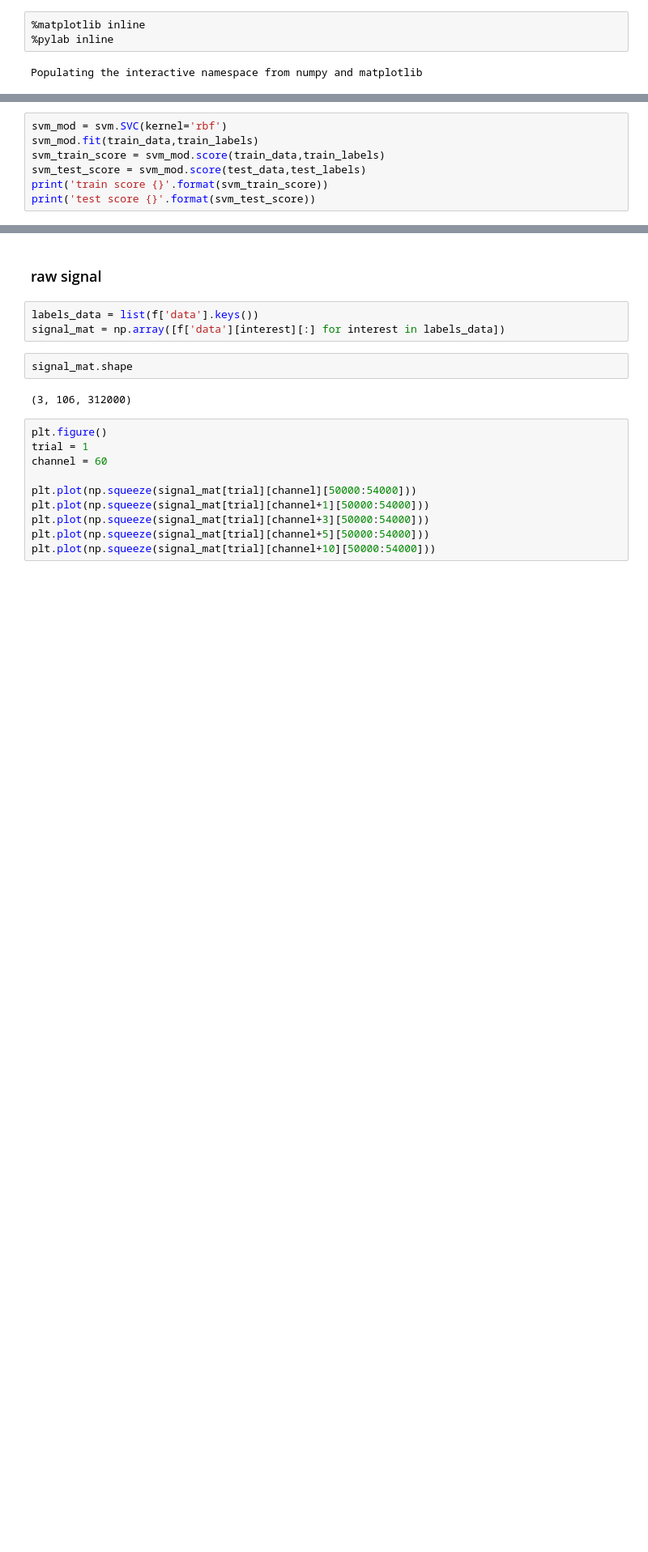
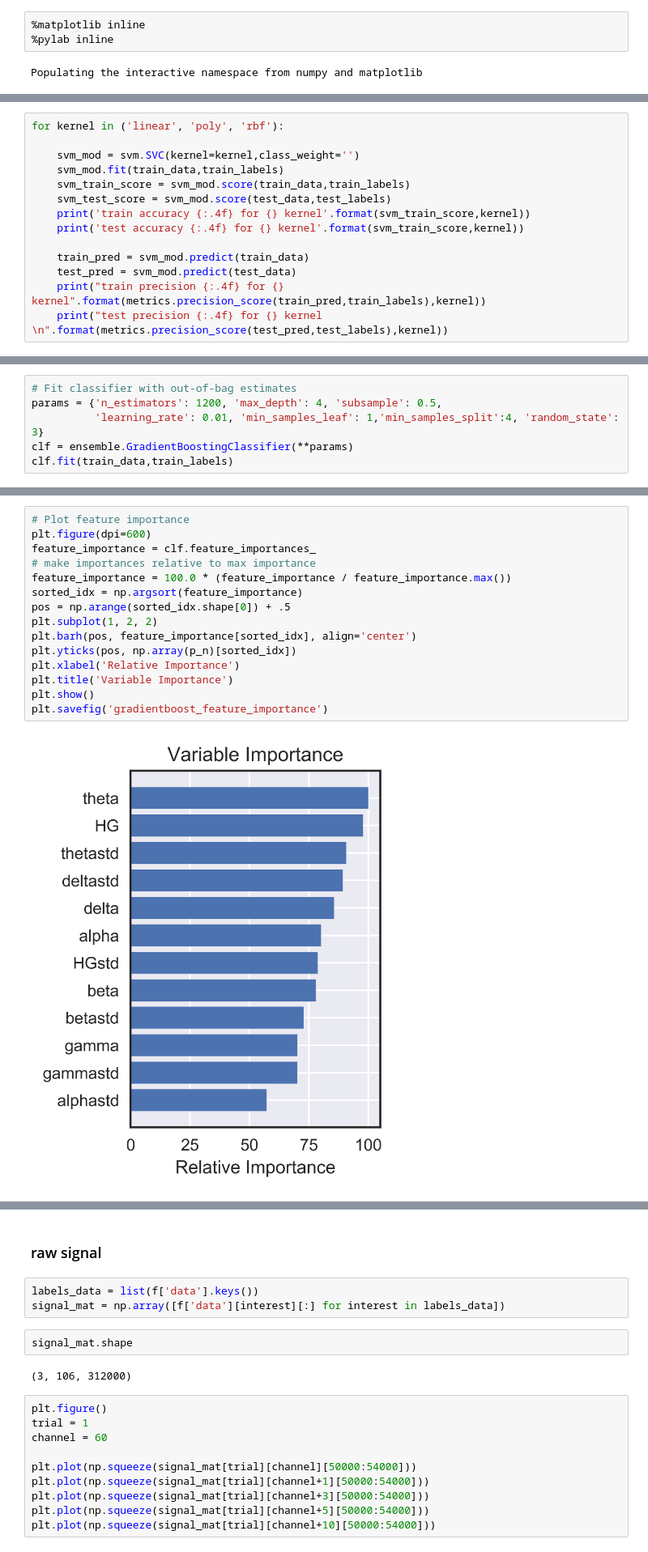
Before and after one commit to davidjuliancaldwell/seizure_prediction, a Jupyter notebook: seizure_predict_mult_subj.ipynb, the cells around one changed output, grey strips where cells are left out. Shown at 81% size. Drawn from its saved outputs; the diff is of its cells as text; blank space fills up the shorter version.

```diff
--- a/seizure_predict_mult_subj.ipynb
+++ b/seizure_predict_mult_subj.ipynb
@@ -197,8 +225,15 @@ ValueError: Found input variables with inconsistent numbers of samples: [2, 128]
 # %%
-svm_mod = svm.SVC(kernel='rbf')
-svm_mod.fit(train_data,train_labels)
-svm_train_score = svm_mod.score(train_data,train_labels)
-svm_test_score = svm_mod.score(test_data,test_labels)
-print('train score {}'.format(svm_train_score))
-print('test score {}'.format(svm_test_score))
+for kernel in ('linear', 'poly', 'rbf'):
+
+    svm_mod = svm.SVC(kernel=kernel,class_weight='')
+    svm_mod.fit(train_data,train_labels)
+    svm_train_score = svm_mod.score(train_data,train_labels)
+    svm_test_score = svm_mod.score(test_data,test_labels)
+    print('train accuracy {:.4f} for {} kernel'.format(svm_train_score,kernel))
+    print('test accuracy {:.4f} for {} kernel'.format(svm_train_score,kernel))
+
+    train_pred = svm_mod.predict(train_data)
+    test_pred = svm_mod.predict(test_data)
+    print("train precision {:.4f} for {} kernel".format(metrics.precision_score(train_pred,train_labels),kernel))
+    print("test precision {:.4f} for {} kernel \n".format(metrics.precision_score(test_pred,test_labels),kernel))
 # %% [output]
@@ -206,0 +256,6 @@ test score 0.8701149425287357
+# %%
+# Fit classifier with out-of-bag estimates
+params = {'n_estimators': 1200, 'max_depth': 4, 'subsample': 0.5,
+          'learning_rate': 0.01, 'min_samples_leaf': 1,'min_samples_split':4, 'random_state': 3}
+clf = ensemble.GradientBoostingClassifier(**params)
+clf.fit(train_data,train_labels)
@@ -206,0 +288,17 @@ test score 0.8701149425287357
+# %%
+# Plot feature importance
+plt.figure(dpi=600)
+feature_importance = clf.feature_importances_
+# make importances relative to max importance
+feature_importance = 100.0 * (feature_importance / feature_importance.max())
+sorted_idx = np.argsort(feature_importance)
+pos = np.arange(sorted_idx.shape[0]) + .5
+plt.subplot(1, 2, 2)
+plt.barh(pos, feature_importance[sorted_idx], align='center')
+plt.yticks(pos, np.array(p_n)[sorted_idx])
+plt.xlabel('Relative Importance')
+plt.title('Variable Importance')
+plt.show()
+plt.savefig('gradientboost_feature_importance')
+# %% [output]
+[figure, added]
```
Also changed, not shown: parts of 23 cells of this notebook, 3 other files.
